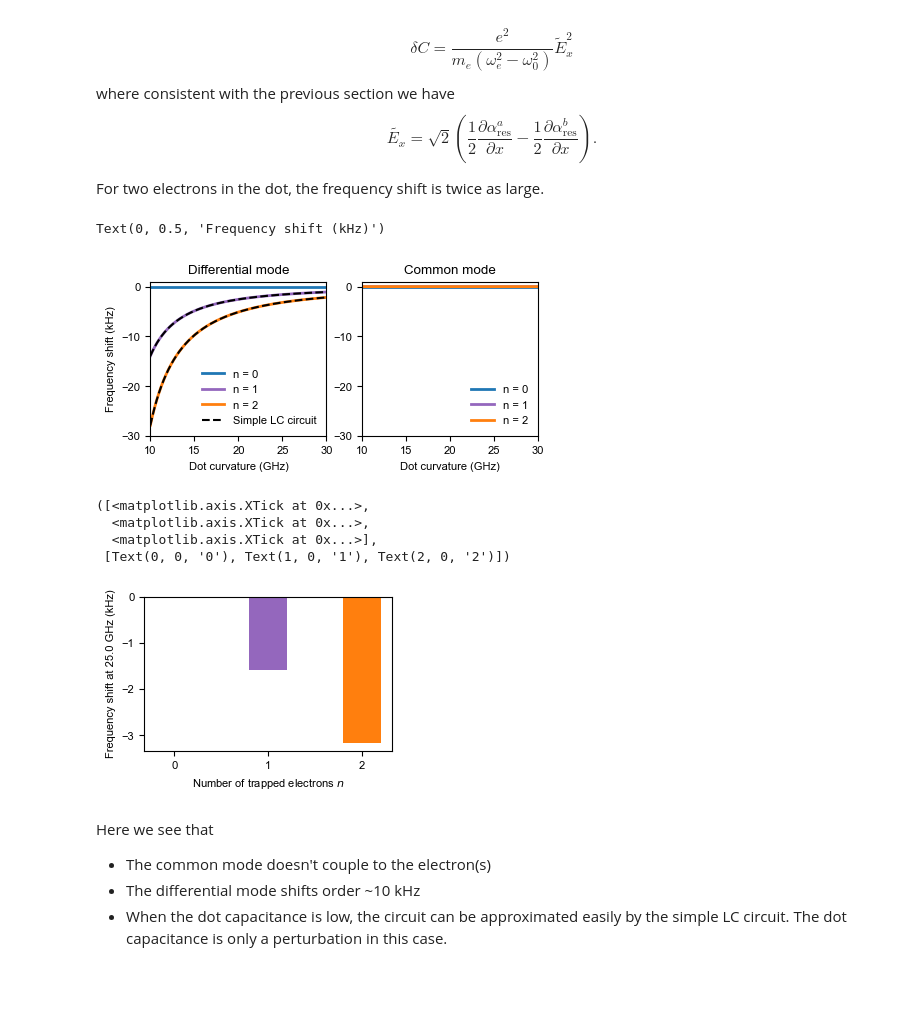
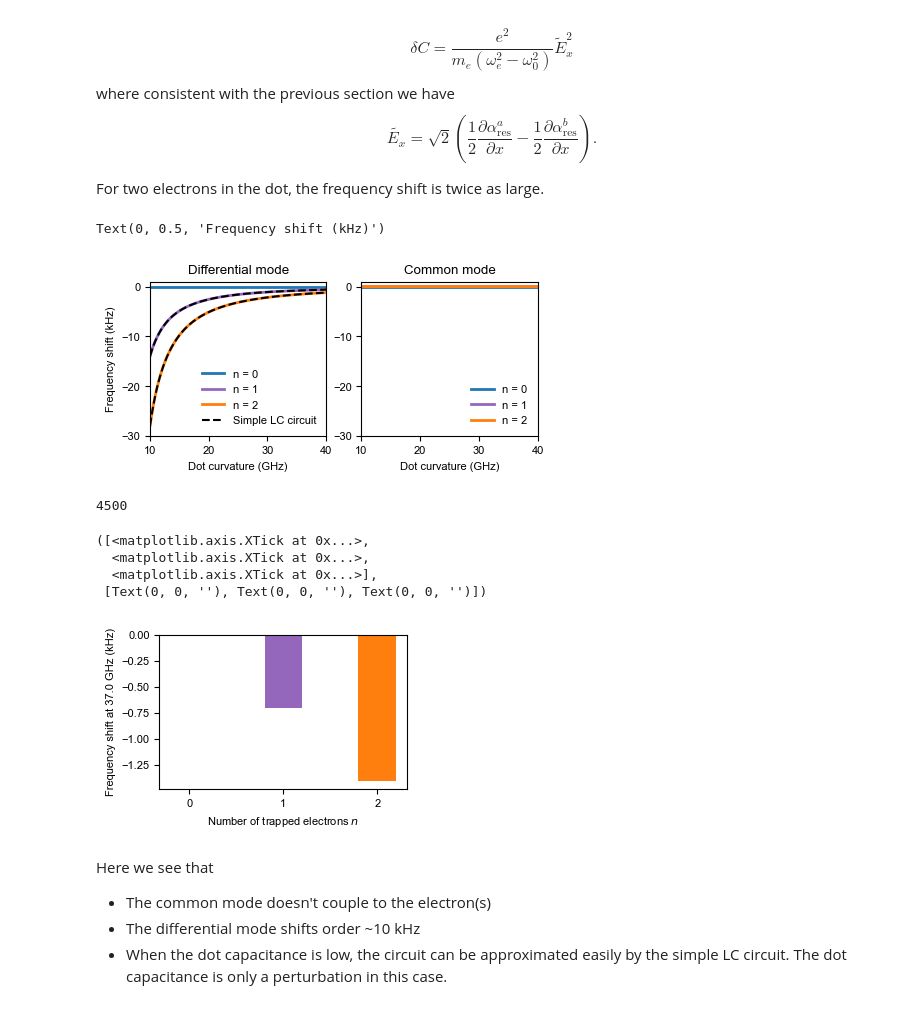
Before and after one commit to gkoolstra/quantum_electron, a Jupyter notebook: examples/98_electron_capacitance.ipynb, the cells around one changed output. Saved outputs shown, nothing was run; the diff lists cells and outputs as text; code cells hidden in the pictures; blank space fills up the shorter version.

```diff
--- a/examples/98_electron_capacitance.ipynb
+++ b/examples/98_electron_capacitance.ipynb
@@ -352,7 +373,7 @@ $$
 
 For two electrons in the dot, the frequency shift is twice as large.
 # %%
-trap_curvatures = np.linspace(10e9, 30e9, 5001)
+trap_curvatures = np.linspace(10e9, 40e9, 5001)
 
 eigenfrequencies_single_e = np.zeros((len(electron_freqs), 3))
 eigenfrequencies_double_e = np.zeros((len(electron_freqs), 4))
@@ -395,25 +416,28 @@ for k in [0, 1]:
 ax[0].set_ylabel("Frequency shift (kHz)")
 # %% [output]
 Text(0, 0.5, 'Frequency shift (kHz)')
-[figure, old version]
+[figure, new version]
 # %%
-trap_curv_freq = 25e9
+trap_curv_freq = 37e9
+
+print(np.argmin(np.abs(trap_curv_freq - trap_curvatures)))
 
 shifts_kHz = [0,
               1e-3 * (eigenfrequencies_single_e[np.argmin(np.abs(trap_curv_freq - trap_curvatures)), 0] - f0_diff),
               1e-3 * (eigenfrequencies_double_e[np.argmin(np.abs(trap_curv_freq - trap_curvatures)), 0] - f0_diff)]
 
 plt.figure(figsize=(3.2, 2))
 plt.bar(range(3), shifts_kHz, color=['tab:blue', 'tab:purple', 'tab:orange'], width=0.4)
 plt.xlabel("Number of trapped electrons $n$")
 plt.ylabel(f"Frequency shift at {trap_curv_freq/1e9:.1f} GHz (kHz)")
 plt.xticks(range(3))
 # %% [output]
-([<matplotlib.axis.XTick at 0x...>,
-  <matplotlib.axis.XTick at 0x...>,
-  <matplotlib.axis.XTick at 0x...>],
- [Text(0, 0, '0'), Text(1, 0, '1'), Text(2, 0, '2')])
+4500
+([<matplotlib.axis.XTick at 0x...>,
+  <matplotlib.axis.XTick at 0x...>,
+  <matplotlib.axis.XTick at 0x...>],
+ [Text(0, 0, ''), Text(0, 0, ''), Text(0, 0, '')])
-[figure, old version]
+[figure, new version]
 # %% [markdown]
 Here we see that
 
```
Also changed, not shown: parts of 7 cells of this notebook, 1 other file.
